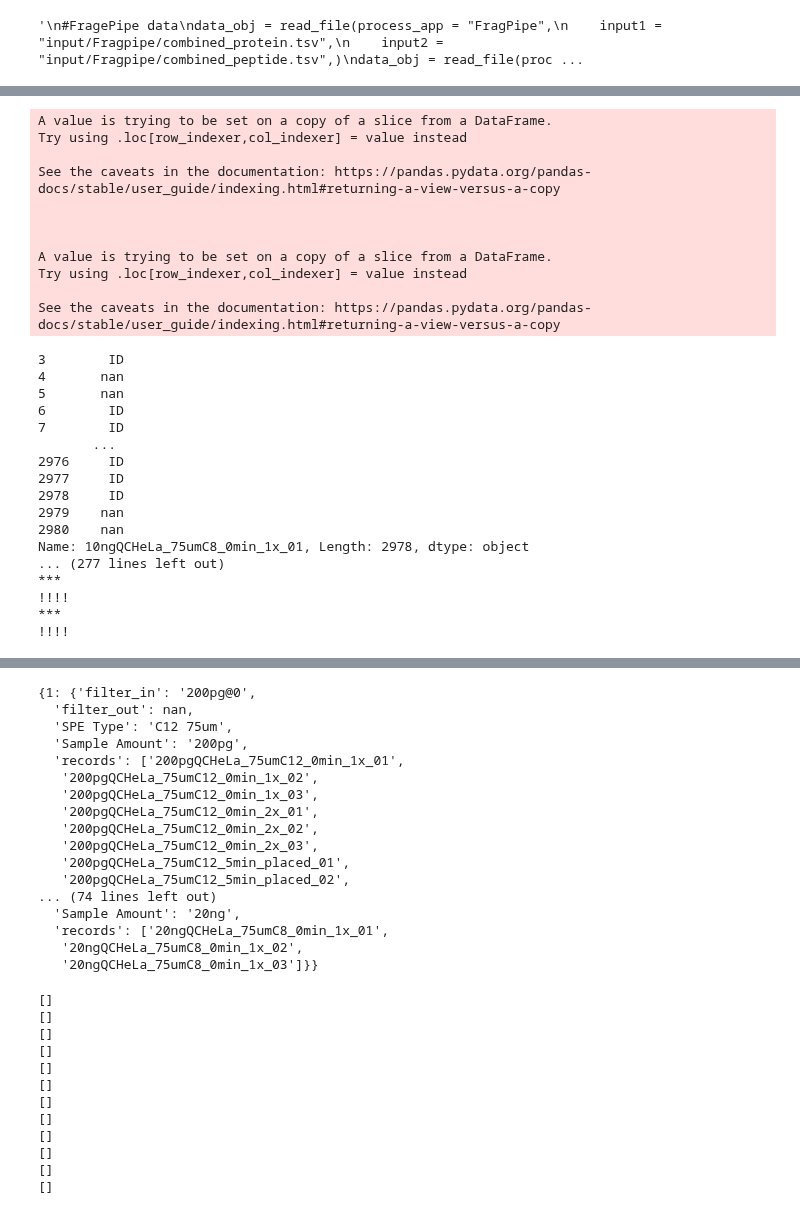
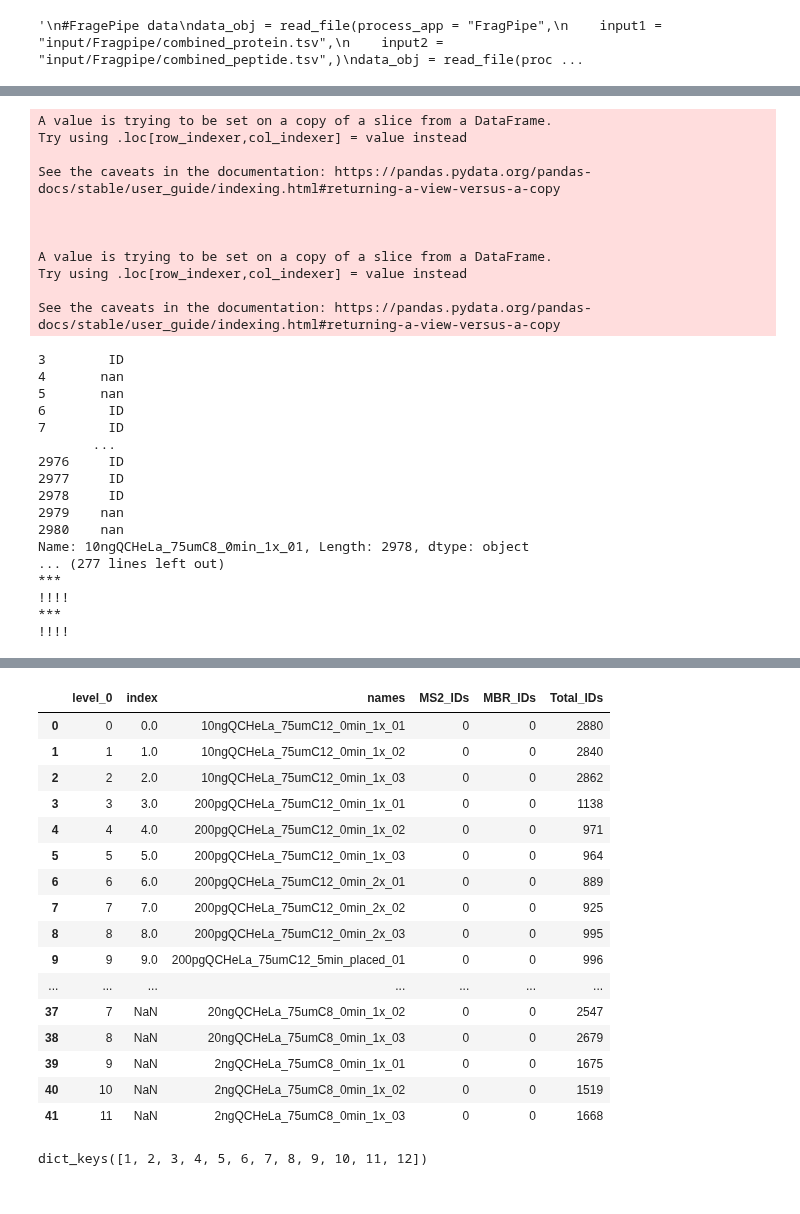
Before and after one commit to RTKlab-BYU/SCP_LF, a Jupyter notebook: Single_cell_workflow.ipynb, the cells around one changed output, grey strips where cells are left out. Cells and saved outputs as stored; diff of their text form; code cells hidden in the pictures.

```diff
--- a/Single_cell_workflow.ipynb
+++ b/Single_cell_workflow.ipynb
@@ -1965,13 +2023,25 @@ data_obj = read_file(process_app = "PD",
 # %% [output]
 '\n#FragePipe data\ndata_obj = read_file(process_app = "FragPipe",\n    input1 = "input/Fragpipe/combined_protein.tsv",\n    input2 = "input/Fragpipe/combined_peptide.tsv",)\ndata_obj = read_file(proc ...
 # %%
-filelist = [{"input1":"TMTProzero_abundances_Proteins.txt",
-             "input2":"TMTProzero_abundances_PeptideGroups.txt",
+filelist = [{"input1":"C12-MS2-selected/combined_protein.tsv",
+             "input2":"C12-MS2-selected/combined_peptide.tsv",
              "input3":"SingleCell_30m_MBR_KO_2_PeptideGroups.txt",
              "input4":"SingleCell_30m_MBR_KO_2_PeptideGroups.txt",
-             "input5":"TMTProzero_abundances_InputFiles.txt",
-             "process_app": "PD"}
-            ]
+             "input5":"SingleCell_30m_MBR_KO_2_InputFiles.txt",
+             "process_app": "FragPipe"},
+            {"input1":"C12-50um-MS2-selected/combined_protein.tsv",
+             "input2":"C12-50um-MS2-selected/combined_peptide.tsv",
+             "input3":"SingleCell_30m_MBR_KO_2_PeptideGroups.txt",
+             "input4":"SingleCell_30m_MBR_KO_2_PeptideGroups.txt",
+             "input5":"SingleCell_30m_MBR_KO_2_InputFiles.txt",
+             "process_app": "FragPipe"},
+            {"input1":"C8-MS2-selected/combined_protein.tsv",
+             "input2":"C8-MS2-selected/combined_peptide.tsv",
+             "input3":"SingleCell_30m_MBR_KO_2_PeptideGroups.txt",
+             "input4":"SingleCell_30m_MBR_KO_2_PeptideGroups.txt",
+             "input5":"SingleCell_30m_MBR_KO_2_InputFiles.txt",
+             "process_app": "FragPipe"},
+]
 # %%
 # define group names and assign analysis to different groups(web app version was done through GUI so
 # steps are taken to make sure they have same output)
@@ -2023,7 +2093,7 @@ for eachGroup in saved_settings:
                     saved_settings[eachGroup]["records"].append(data_obj["run_metadata"]["Run Names"][i])
                 i = i + 1
 #display(data_obj["run_metadata"])
-display(saved_settings)
+display(data_obj["protein_ID_Summary"])
 # %% [output]
 A value is trying to be set on a copy of a slice from a DataFrame.
 Try using .loc[row_indexer,col_indexer] = value instead
@@ -2099,50 +2169,50 @@ See the caveats in the documentation: https://pandas.pydata.org/pandas-docs/stab
 7        ID
        ...
 2976     ID
 2977     ID
 2978     ID
 2979    nan
 2980    nan
 Name: 10ngQCHeLa_75umC8_0min_1x_01, Length: 2978, dtype: object
 ... (277 lines left out)
 ***
 !!!!
 ***
 !!!!
 |  | level_0 | index | Run Names | Run Identifier | Processing App | Analysis Name |
 | 0 | 0 | 0.0 | 10ngQCHeLa_75umC12_0min_1x_01 | 0-0 | FragPipe | C12-MS2-selected/combined_protein... |
 | 1 | 1 | 1.0 | 10ngQCHeLa_75umC12_0min_1x_02 | 0-1 | FragPipe | C12-MS2-selected/combined_protein... |
 | 2 | 2 | 2.0 | 10ngQCHeLa_75umC12_0min_1x_03 | 0-2 | FragPipe | C12-MS2-selected/combined_protein... |
 | 3 | 3 | 3.0 | 200pgQCHeLa_75umC12_0min_1x_01 | 0-3 | FragPipe | C12-MS2-selected/combined_protein... |
 | 4 | 4 | 4.0 | 200pgQCHeLa_75umC12_0min_1x_02 | 0-4 | FragPipe | C12-MS2-selected/combined_protein... |
 | 5 | 5 | 5.0 | 200pgQCHeLa_75umC12_0min_1x_03 | 0-5 | FragPipe | C12-MS2-selected/combined_protein... |
 | 6 | 6 | 6.0 | 200pgQCHeLa_75umC12_0min_2x_01 | 0-6 | FragPipe | C12-MS2-selected/combined_protein... |
 | 7 | 7 | 7.0 | 200pgQCHeLa_75umC12_0min_2x_02 | 0-7 | FragPipe | C12-MS2-selected/combined_protein... |
 | 8 | 8 | 8.0 | 200pgQCHeLa_75umC12_0min_2x_03 | 0-8 | FragPipe | C12-MS2-selected/combined_protein... |
 | 9 | 9 | 9.0 | 200pgQCHeLa_75umC12_5min_placed_01 | 0-9 | FragPipe | C12-MS2-selected/combined_protein... |
 | ... | ... | ... | ... | ... | ... | ... |
 | 37 | 7 | NaN | 20ngQCHeLa_75umC8_0min_1x_02 | 2-7 | FragPipe | C8-MS2-selected/combined_protein.tsv |
 | 38 | 8 | NaN | 20ngQCHeLa_75umC8_0min_1x_03 | 2-8 | FragPipe | C8-MS2-selected/combined_protein.tsv |
 | 39 | 9 | NaN | 2ngQCHeLa_75umC8_0min_1x_01 | 2-9 | FragPipe | C8-MS2-selected/combined_protein.tsv |
 | 40 | 10 | NaN | 2ngQCHeLa_75umC8_0min_1x_02 | 2-10 | FragPipe | C8-MS2-selected/combined_protein.tsv |
 | 41 | 11 | NaN | 2ngQCHeLa_75umC8_0min_1x_03 | 2-11 | FragPipe | C8-MS2-selected/combined_protein.tsv |
-{1: {'filter_in': '200pg@0',
-  'filter_out': nan,
-  'SPE Type': 'C12 75um',
-  'Sample Amount': '200pg',
-  'records': ['200pgQCHeLa_75umC12_0min_1x_01',
-   '200pgQCHeLa_75umC12_0min_1x_02',
-   '200pgQCHeLa_75umC12_0min_1x_03',
-   '200pgQCHeLa_75umC12_0min_2x_01',
-   '200pgQCHeLa_75umC12_0min_2x_02',
-   '200pgQCHeLa_75umC12_0min_2x_03',
-   '200pgQCHeLa_75umC12_5min_placed_01',
-   '200pgQCHeLa_75umC12_5min_placed_02',
-... (74 lines left out)
-  'Sample Amount': '20ng',
-  'records': ['20ngQCHeLa_75umC8_0min_1x_01',
-   '20ngQCHeLa_75umC8_0min_1x_02',
-   '20ngQCHeLa_75umC8_0min_1x_03']}}
+|  | level_0 | index | names | MS2_IDs | MBR_IDs | Total_IDs |
+| 0 | 0 | 0.0 | 10ngQCHeLa_75umC12_0min_1x_01 | 0 | 0 | 2880 |
+| 1 | 1 | 1.0 | 10ngQCHeLa_75umC12_0min_1x_02 | 0 | 0 | 2840 |
+| 2 | 2 | 2.0 | 10ngQCHeLa_75umC12_0min_1x_03 | 0 | 0 | 2862 |
+| 3 | 3 | 3.0 | 200pgQCHeLa_75umC12_0min_1x_01 | 0 | 0 | 1138 |
+| 4 | 4 | 4.0 | 200pgQCHeLa_75umC12_0min_1x_02 | 0 | 0 | 971 |
+| 5 | 5 | 5.0 | 200pgQCHeLa_75umC12_0min_1x_03 | 0 | 0 | 964 |
+| 6 | 6 | 6.0 | 200pgQCHeLa_75umC12_0min_2x_01 | 0 | 0 | 889 |
+| 7 | 7 | 7.0 | 200pgQCHeLa_75umC12_0min_2x_02 | 0 | 0 | 925 |
+| 8 | 8 | 8.0 | 200pgQCHeLa_75umC12_0min_2x_03 | 0 | 0 | 995 |
+| 9 | 9 | 9.0 | 200pgQCHeLa_75umC12_5min_placed_01 | 0 | 0 | 996 |
+| ... | ... | ... | ... | ... | ... | ... |
+| 37 | 7 | NaN | 20ngQCHeLa_75umC8_0min_1x_02 | 0 | 0 | 2547 |
+| 38 | 8 | NaN | 20ngQCHeLa_75umC8_0min_1x_03 | 0 | 0 | 2679 |
+| 39 | 9 | NaN | 2ngQCHeLa_75umC8_0min_1x_01 | 0 | 0 | 1675 |
+| 40 | 10 | NaN | 2ngQCHeLa_75umC8_0min_1x_02 | 0 | 0 | 1519 |
+| 41 | 11 | NaN | 2ngQCHeLa_75umC8_0min_1x_03 | 0 | 0 | 1668 |
 # %%
 #ID plot(protein and peptides)
 plot_options={
@@ -2155,30 +2225,21 @@ plot_options={
             "width": 700,
             "height": 450,
             "font": dict(size=16, family="Arial black"),
-            "ID mode": "total",
+            "ID mode": "grouped",
+            "Group By X": "Sample Amount",
+            "Group By Color": "SPE Type",
             "help for information only": \
             "Mean label options: True or False." \
             "error bar options: stdev or ci95." \
             "color: the first few colors will be used"
-            "ID mode options: total, MS2, stacked." \
+            "ID mode options: total, MS2, stacked, grouped." \
         }
 plot_options["plot_type"] = "1" # 1 is protein, 2 is peptide
 figure ,_ ,_ =ID_plots(data_obj, plot_options, saved_settings)
 figure.show()
 #figure.write_image("images/test.svg")
 # %% [output]
-[]
-[]
-[]
-[]
-[]
-[]
-[]
-[]
-[]
-[]
-[]
-[]
+dict_keys([1, 2, 3, 4, 5, 6, 7, 8, 9, 10, 11, 12])
 # %%
 # CV violin plot
 plot_options={
```
Also changed, not shown: parts of 7 cells of this notebook, 1 other file.
